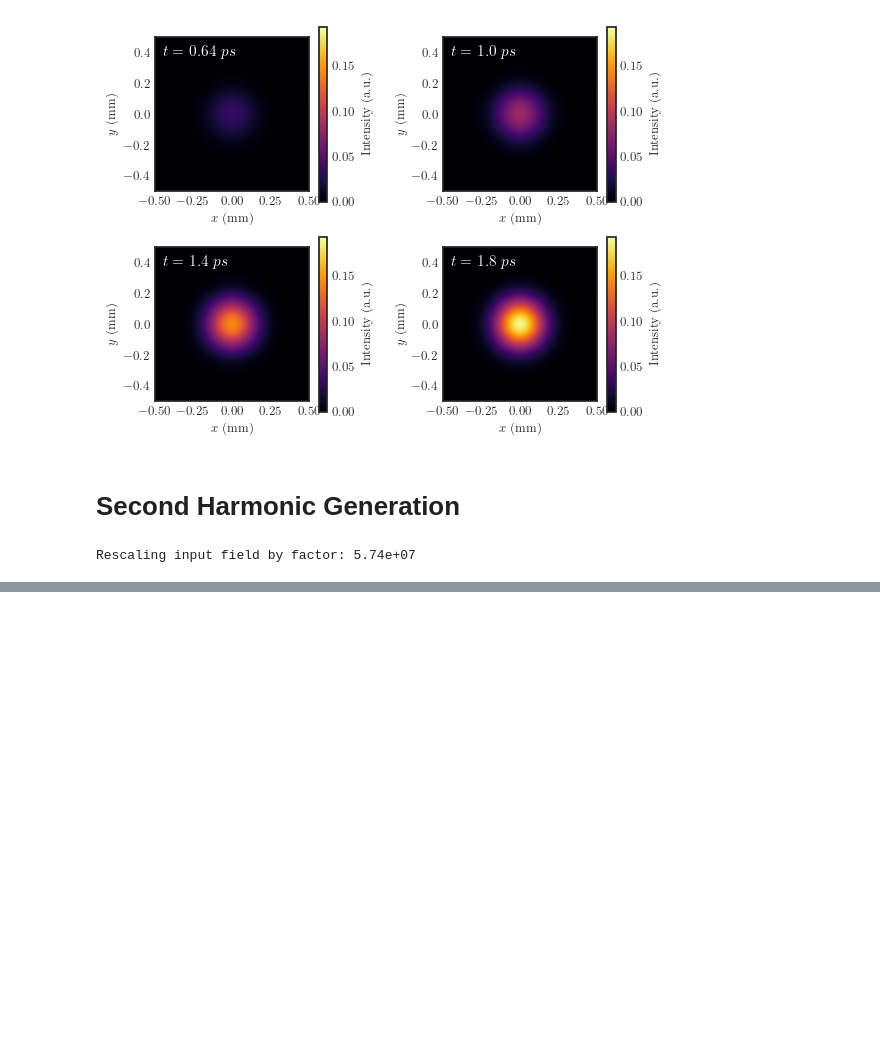
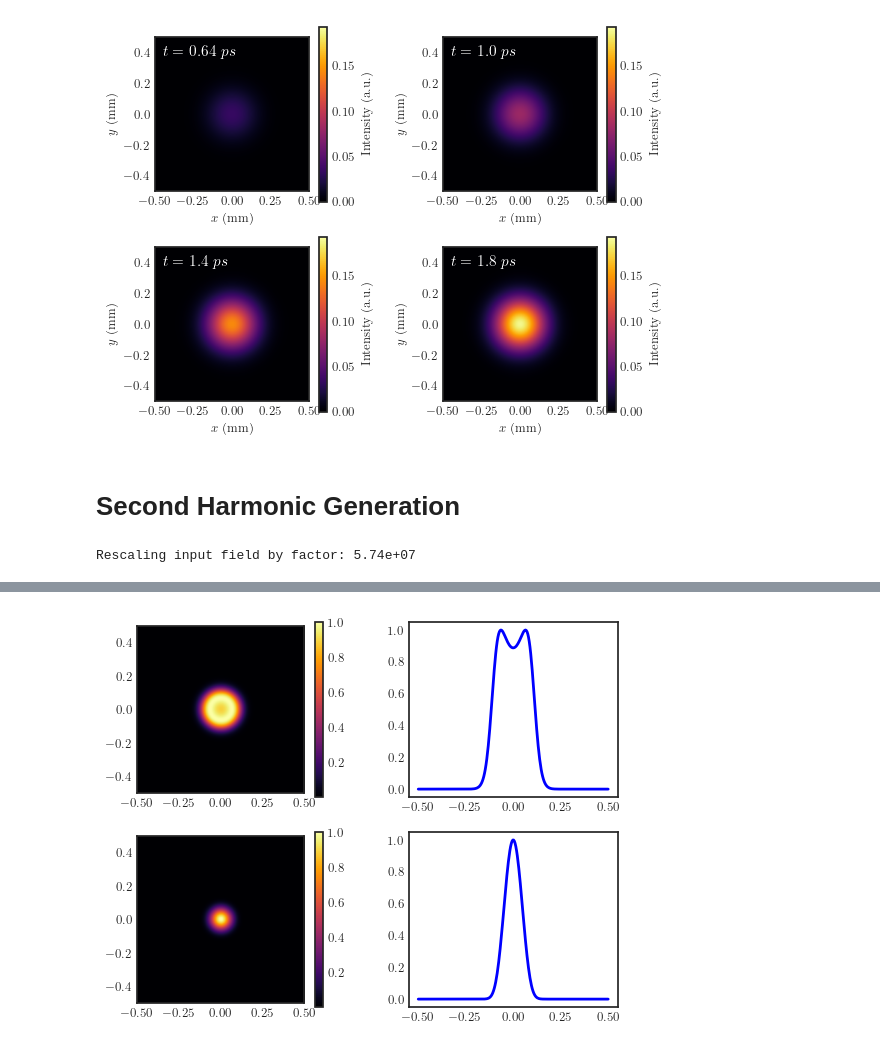
Before and after one commit to juardilag/asmpy, a Jupyter notebook: test.ipynb, the cells around one changed output, grey strips where cells are left out. Cells and saved outputs as stored; diff of their text form; code cells hidden in the pictures; blank space fills up the shorter version.

```diff
--- a/test.ipynb
+++ b/test.ipynb
@@ -265,0 +258,30 @@ plt.show()
+# %%
+fig, ax = plt.subplots(2,2,figsize=(6.2, 5.0), gridspec_kw={'wspace': 0.3 })
+
+input_map = jnp.sum(jnp.abs(E1_final)**2, axis=0)
+im_1 = ax[0,0].imshow(input_map/jnp.max(input_map),
+           extent=[x_mm[0], x_mm[-1], x_mm[0], x_mm[-1]],
+           origin='lower',
+           cmap='inferno')
+
+output_map = jnp.sum(jnp.abs(E2_final)**2, axis=0)
+im_2 = ax[1,0].imshow(output_map/jnp.max(output_map),
+           extent=[x_mm[0], x_mm[-1], x_mm[0], x_mm[-1]],
+           origin='lower',
+           cmap='inferno')
+
+Ny, Nx = input_map.shape
+slice_in = input_map[Ny//2, :]
+ax[0,1].plot(x_mm, slice_in / jnp.max(slice_in), label='Input', color='blue', linewidth=2)
+
+slice_out = output_map[Ny//2, :]
+ax[1,1].plot(x_mm, slice_out / jnp.max(slice_out), label='Input', color='blue', linewidth=2)
+
+plt.colorbar(im_1)
+plt.colorbar(im_2)
+
+plt.tight_layout()
+plt.savefig('final_profiles_SHG.png', dpi = 300, bbox_inches ='tight')
+plt.show()
+# %% [output]
+[figure, added]
```
Also changed, not shown: parts of 7 cells of this notebook.
